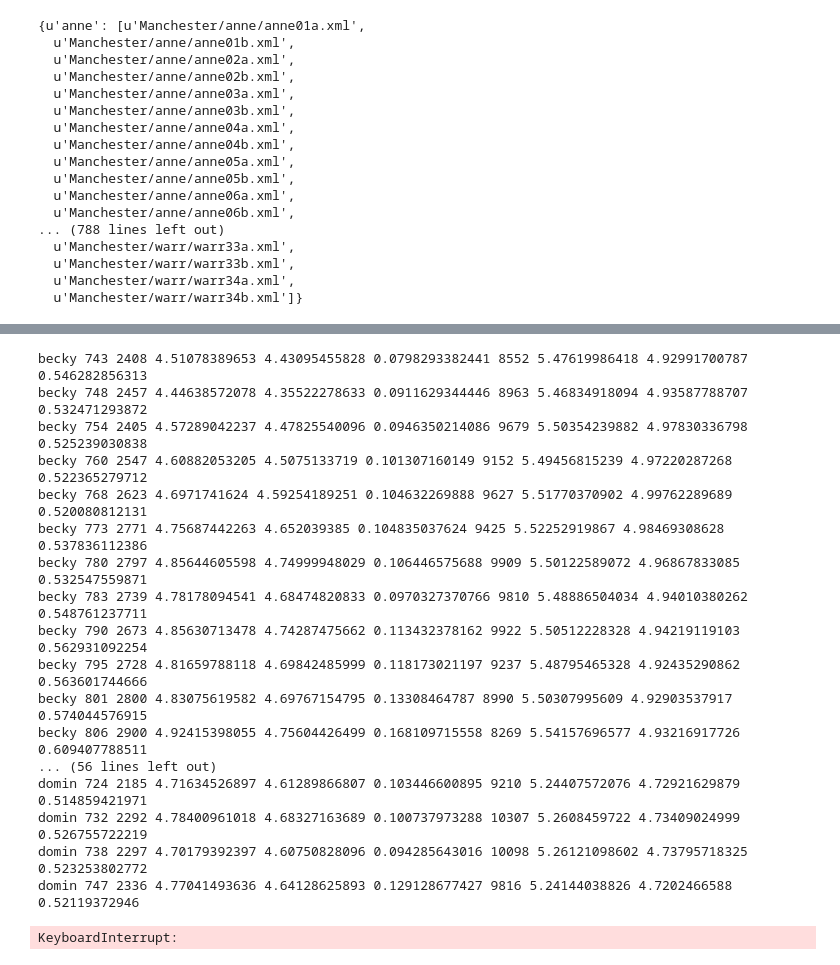
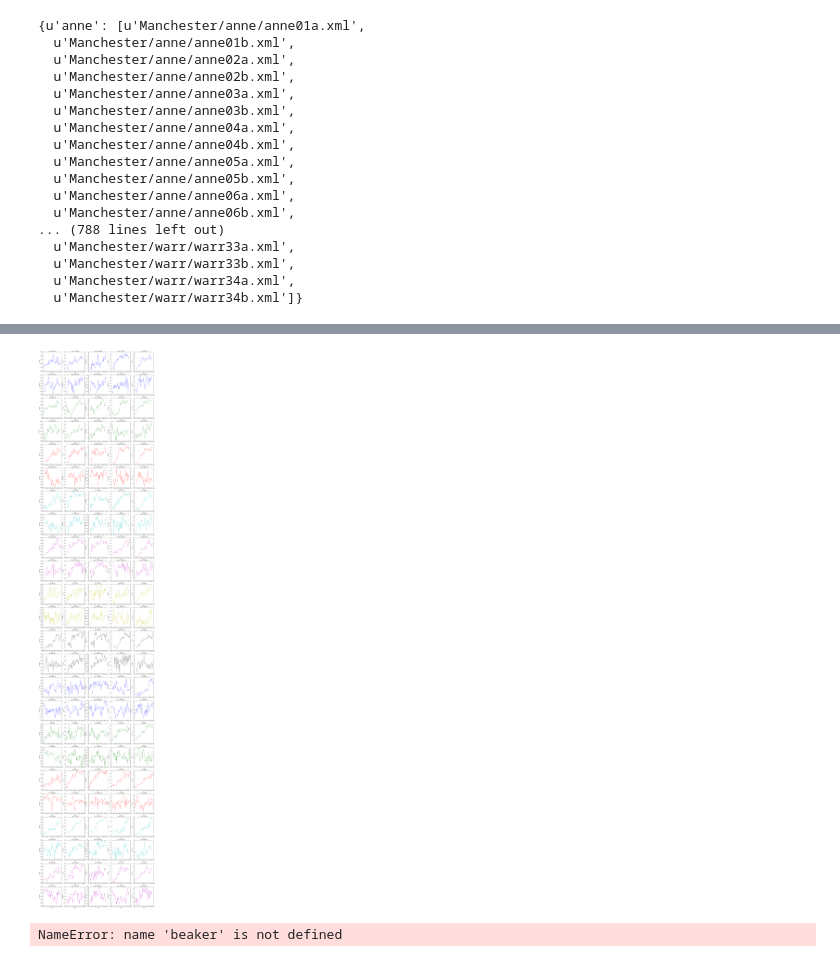
Before and after one commit to jirvin16/nltk_childes, a Jupyter notebook: childes_analysis.ipynb, the cells around one changed output, grey strips where cells are left out. Cells and saved outputs as stored; diff of their text form; code cells hidden in the pictures.

```diff
--- a/childes_analysis.ipynb
+++ b/childes_analysis.ipynb
@@ -17,11 +17,11 @@ nmsfile = "/Users/jeremyirvin/Desktop/SeniorThesis/Childes/nltk_childes/NLTKCHIL
 # %%
 def get_files(corpus):
     if corpus =='childes':
-        corpus_root = data.find('corpora/childes/Eng-USA-MOR')
-#         corpus_root = data.find('corpora/childes/English-UK-MOR')
+#         corpus_root = data.find('corpora/childes/Eng-USA-MOR')
+        corpus_root = data.find('corpora/childes/English-UK-MOR')
         eng = CHILDESCorpusReader(corpus_root, 'Manchester/.*.xml')
-#         nmmfile = "/Users/dspoka/Desktop/moscoso/nltk_childes/NLTKCHILDES/morph-eng.csv"
-#         nmsfile = "/Users/dspoka/Desktop/moscoso/nltk_childes/NLTKCHILDES/syntax-eng.csv"
+        nmmfile = "/Users/dspoka/Desktop/moscoso/nltk_childes/NLTKCHILDES/morph-eng.csv"
+        nmsfile = "/Users/dspoka/Desktop/moscoso/nltk_childes/NLTKCHILDES/syntax-eng.csv"
 
         files = eng.fileids()
     return eng, files
@@ -140,3 +148,14 @@ def window_to_weighted_age(window_files):
         weighted_age += window_age
     weighted_age /= sum(number_of_words)
     return weighted_age
+# %%
+fout = open("/Users/dspoka/Desktop/moscoso/nltk_childes/NLTKCHILDES/syn_temp.csv","w")
+print >> fout, "Schild Smother"
+for child in resDict.keys():
+    for window in make_windows(child, 3):
+
+        Schild, Smother = get_mean_length_utterances(window)
+        print Schild, Smother
+        print >> fout, Schild, Smother
+
+fout.close()
@@ -143,10 +180,9 @@ def window_to_weighted_age(window_files):
 # %%
-fout = open(nmmfile,"w")
-print >> fout, "Child Age N.child H.child H.child.S H.child.I N.mother H.mother H.mother.S H.mother.I"
+fout = open("/Users/dspoka/Desktop/moscoso/nltk_childes/NLTKCHILDES/morph-eng.csv","w")
+print >> fout, "Child Age N.child H.child H.child.S H.child.I Schild N.mother H.mother H.mother.S H.mother.I Smother"
 for child in resDict.keys():
-    for window in make_windows(child, 5):
+    for window in make_windows(child, 3):
         age = window_to_weighted_age(window)
-
         fchild, fmother = make_freq_dist_files(window)
         fchildS, fmotherS = make_freq_dist_files_stem(window)
 
@@ -163,31 +199,12 @@ for child in resDict.keys():
         HchildI = Hchild - HchildS
         HmotherI = Hmother - HmotherS
 
-#         Schild, Smother = get_mean_length_utterances(f)
+        Schild, Smother = get_mean_length_utterances(window)
 
-        print child,age,nchild,Hchild,HchildS,HchildI,nmother,Hmother,HmotherS,HmotherI
-        print >> fout, child,nchild,Hchild,HchildS,HchildI,nmother,Hmother,HmotherS,HmotherI
+        print child,age,nchild,Hchild,HchildS,HchildI,Schild,nmother,Hmother,HmotherS,HmotherI,Smother
+        print >> fout, child,age,nchild,Hchild,HchildS,HchildI,Schild,nmother,Hmother,HmotherS,HmotherI,Smother
 
 fout.close()
-# %% [output]
-becky 743 2408 4.51078389653 4.43095455828 0.0798293382441 8552 5.47619986418 4.92991700787 0.546282856313
-becky 748 2457 4.44638572078 4.35522278633 0.0911629344446 8963 5.46834918094 4.93587788707 0.532471293872
-becky 754 2405 4.57289042237 4.47825540096 0.0946350214086 9679 5.50354239882 4.97830336798 0.525239030838
-becky 760 2547 4.60882053205 4.5075133719 0.101307160149 9152 5.49456815239 4.97220287268 0.522365279712
-becky 768 2623 4.6971741624 4.59254189251 0.104632269888 9627 5.51770370902 4.99762289689 0.520080812131
-becky 773 2771 4.75687442263 4.652039385 0.104835037624 9425 5.52252919867 4.98469308628 0.537836112386
-becky 780 2797 4.85644605598 4.74999948029 0.106446575688 9909 5.50122589072 4.96867833085 0.532547559871
-becky 783 2739 4.78178094541 4.68474820833 0.0970327370766 9810 5.48886504034 4.94010380262 0.548761237711
-becky 790 2673 4.85630713478 4.74287475662 0.113432378162 9922 5.50512228328 4.94219119103 0.562931092254
-becky 795 2728 4.81659788118 4.69842485999 0.118173021197 9237 5.48795465328 4.92435290862 0.563601744666
-becky 801 2800 4.83075619582 4.69767154795 0.13308464787 8990 5.50307995609 4.92903537917 0.574044576915
-becky 806 2900 4.92415398055 4.75604426499 0.168109715558 8269 5.54157696577 4.93216917726 0.609407788511
-... (56 lines left out)
-domin 724 2185 4.71634526897 4.61289866807 0.103446600895 9210 5.24407572076 4.72921629879 0.514859421971
-domin 732 2292 4.78400961018 4.68327163689 0.100737973288 10307 5.2608459722 4.73409024999 0.526755722219
-domin 738 2297 4.70179392397 4.60750828096 0.094285643016 10098 5.26121098602 4.73795718325 0.523253802772
-domin 747 2336 4.77041493636 4.64128625893 0.129128677427 9816 5.24144038826 4.7202466588 0.52119372946
-KeyboardInterrupt:
 # %%
 %matplotlib inline
 from pandas import *
@@ -195,7 +212,8 @@ import matplotlib.pyplot as plt
 from matplotlib.font_manager import FontProperties
 
 # Read data as a ssv (space-separated file)
-df = pandas.read_csv("/Users/jeremyirvin/Desktop/SeniorThesis/Childes/nltk_childes/NLTKCHILDES/morph-eng.csv", delimiter= ' ')
+
+df = pandas.read_csv("/Users/dspoka/Desktop/moscoso/nltk_childes/NLTKCHILDES/morph-eng.csv", delimiter= ',')
 
 # Sort data by children alphabetically, then age increasing
 sorted_df = df.sort(columns=['Child', 'Age'])
@@ -221,34 +239,37 @@ sorted_df[column_list] = sorted_df[column_list].astype(float)
 child_split_df = {}
 for child in sorted_name_list:
     child_split_df[child] = sorted_df[sorted_df['Child'] == child]
 
 # Plot the data nicely
 color_list = ['b','g','r','c','m','y','k']
 
 # Define a function which plots a certain statistic for a certain child
-def plot_stat(axarr, name, child_dfs_after_window, stat, row_num, column_num, color_num):
-    axarr[row_num, column_num].plot((child_dfs_after_window[name])['Age'],  (child_dfs_after_window[name])[stat], linestyle = '-', color=color_list[color_num % 7])
+def plot_stat(axarr, name, child_split_df, stat, row_num, column_num, color_num):
+    axarr[row_num, column_num].plot((child_split_df[name])['Age'],  (child_split_df[name])[stat], linestyle = '-', color=color_list[color_num % 7])
     axarr[row_num, column_num].set_xlabel('Age')
     axarr[row_num, column_num].set_ylabel(stat)
     axarr[row_num, column_num].set_title(name + ": " + stat)
 
 column_list.remove('Age')
 name_num = 1
 
 fig, axarr = plt.subplots(2 * len(name_list), 5)
 fig.set_size_inches(24, 120)
 row_num = 0
 color_num = 0
 
 for name in name_list:
     column_num = 0
     for stat in column_list:
-        plot_stat(axarr, name, child_dfs_after_window, stat, row_num, column_num, color_num)
+        plot_stat(axarr, name, child_split_df, stat, row_num, column_num, color_num)
         column_num += 1
         if(column_num == 5):
             row_num += 1
             column_num = 0
     color_num += 1
 
 plt.show()
-beaker.dict_child_df = child_dfs_after_window
+beaker.dict_child_df = child_split_df
+# %% [output]
+[figure, added]
+NameError: name 'beaker' is not defined
```
Also changed, not shown: parts of 3 cells of this notebook, 1 other file.
